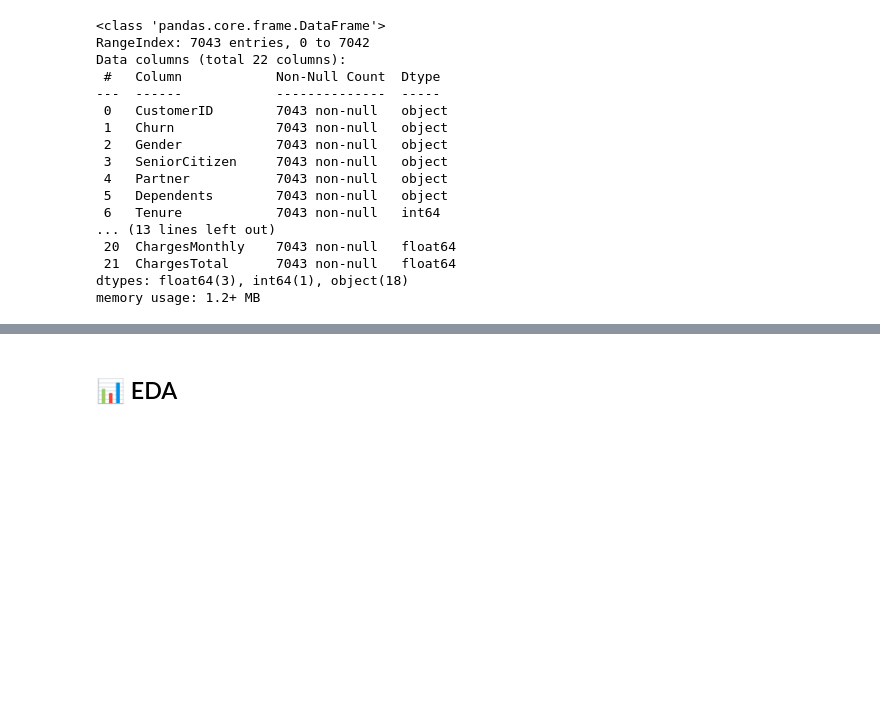
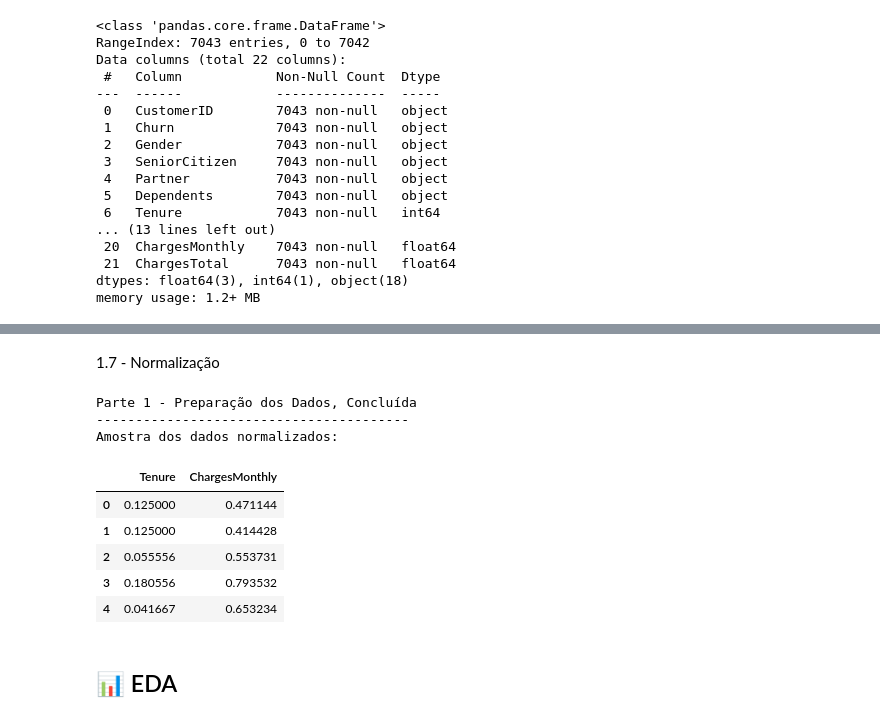
Before and after one commit to jcmaiolo/telecom_x_parte2_prevendo_churn, a Jupyter notebook: telecom_x_parte2_prevendo_churn.ipynb, the cells around one changed output, grey strips where cells are left out. Cells and saved outputs as stored; diff of their text form; code cells hidden in the pictures; blank space fills up the shorter version.

```diff
--- a/telecom_x_parte2_prevendo_churn.ipynb
+++ b/telecom_x_parte2_prevendo_churn.ipynb
@@ -104,0 +136,24 @@ dtype: int64
+# %%
+from imblearn.over_sampling import SMOTE
+import pandas as pd
+
+# Separando os preditores (X) da variável alvo (y)
+X = df.drop('Churn', axis=1)
+y = df['Churn']
+
+# Configurando o SMOTE
+smt = SMOTE(random_state=42)
+
+# Aplicando o balanceamento (criando os dados sintéticos)
+X_res, y_res = smt.fit_resample(X, y)
+
+# Criando um novo DataFrame com os dados equilibrados
+df_balanced = pd.concat([X_res, y_res], axis=1)
+
+print("Passo 1e (Balanceamento) concluído!")
+print("-" * 30)
+print("Nova proporção das classes no Churn:")
+print(df_balanced['Churn'].value_counts(normalize=True) * 100)
+print("-" * 30)
+print(f"Total de registros ANTES: {df.shape[0]}")
+print(f"Total de registros AGORA: {df_balanced.shape[0]}")
@@ -105,3 +171,28 @@ dtype: int64
+# %% [markdown]
+1.7 - Normalização
+# %%
+from sklearn.preprocessing import MinMaxScaler
+
+# Normalizador
+scaler = MinMaxScaler()
+df_final = pd.DataFrame(scaler.fit_transform(df_balanced), columns=df_balanced.columns)
+
+print("Parte 1 - Preparação dos Dados, Concluída")
+print("-" * 40)
+print("Amostra dos dados normalizados:")
+
+# Mostrando apenas algumas colunas para conferência
+display(df_final[['Tenure', 'ChargesMonthly']].head())
+# %% [output]
+Parte 1 - Preparação dos Dados, Concluída
+----------------------------------------
+Amostra dos dados normalizados:
+|  | Tenure | ChargesMonthly |
+| 0 | 0.125000 | 0.471144 |
+| 1 | 0.125000 | 0.414428 |
+| 2 | 0.055556 | 0.553731 |
+| 3 | 0.180556 | 0.793532 |
+| 4 | 0.041667 | 0.653234 |
 # %% [markdown]
 ## 📊 EDA
 # %% [markdown]
```
Also changed, not shown: parts of 25 cells of this notebook.
